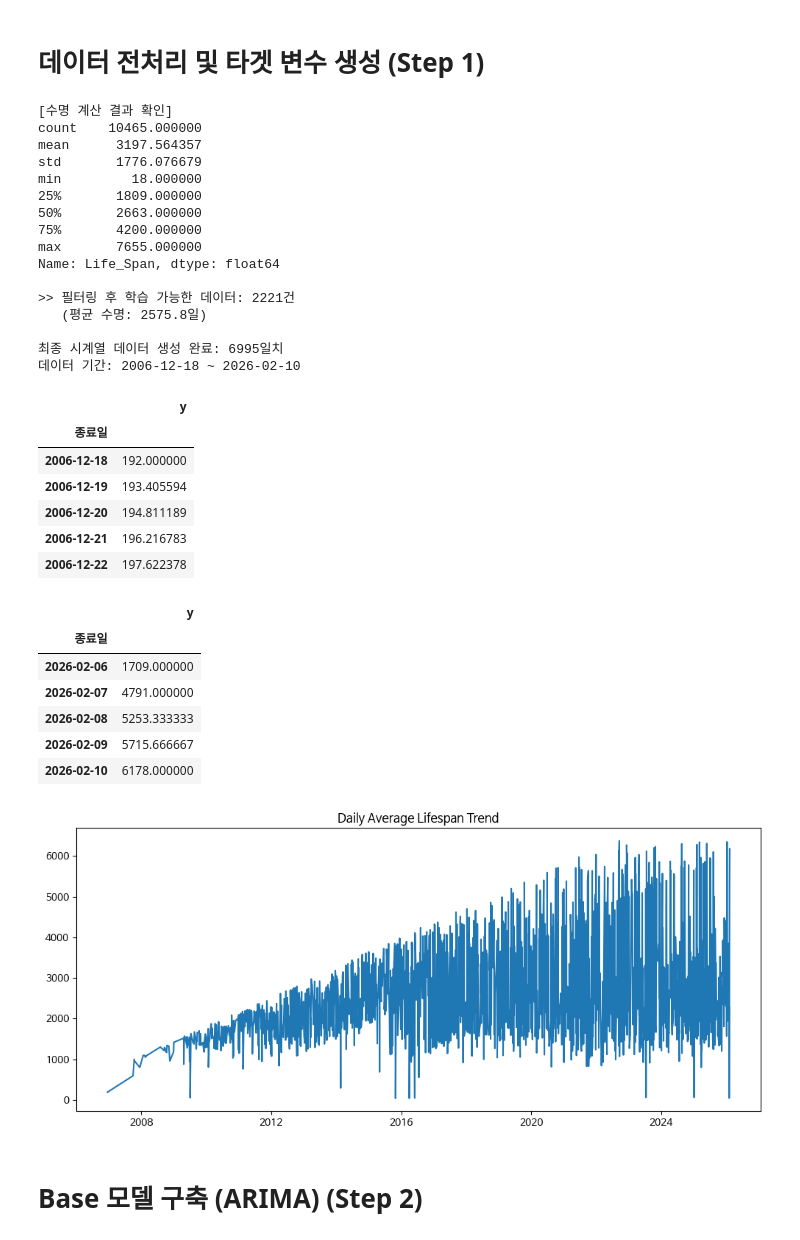
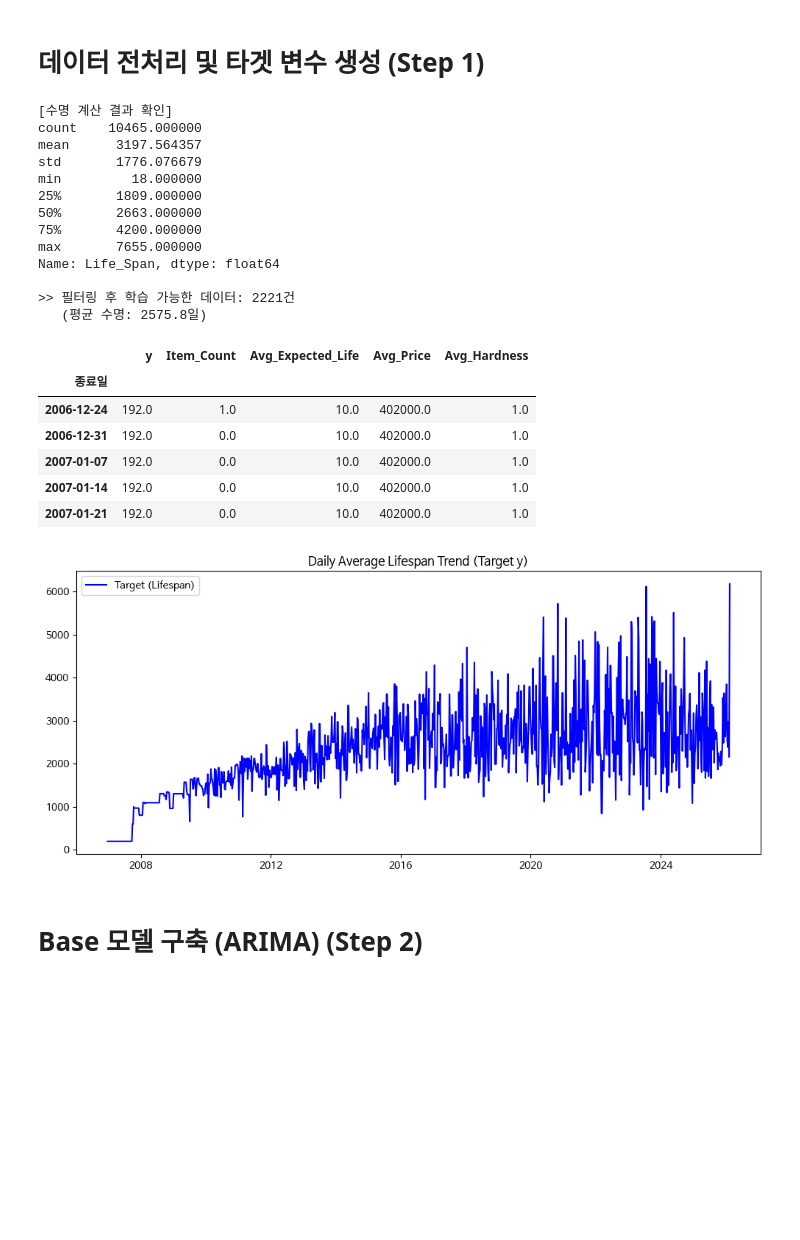
Before and after one commit to U-sto/U-sto_AI, a Jupyter notebook: ai_model/notebooks/02_Modeling_Hybrid.ipynb, the cells around one changed output. Drawn from its saved outputs; the diff is of its cells as text; code cells hidden in the pictures; blank space fills up the shorter version.

```diff
--- a/ai_model/notebooks/02_Modeling_Hybrid.ipynb
+++ b/ai_model/notebooks/02_Modeling_Hybrid.ipynb
@@ -151,67 +151,58 @@ df_clean = df[cond_method & cond_status & cond_date & cond_lifespan].copy()
 
 print(f"\n>> 필터링 후 학습 가능한 데이터: {len(df_clean)}건")
 print(f"   (평균 수명: {df_clean['Life_Span'].mean():.1f}일)")
 
 # 6. 시계열 변환 (일별 평균 수명 집계)
-# 인덱스를 '종료일(처분일)'로 설정
-df_clean.set_index('종료일', inplace=True)
+df_daily = df_clean.groupby('종료일').agg(
+    Life_Span=('Life_Span', 'mean'),       # 타겟: 우리가 위에서 계산한 일(days) 단위 평균 수명
+    Item_Count=('물품고유번호', 'count'),  # 힌트 1: 그날 몇 개나 버려졌나?
+    Avg_Expected_Life=('내용연수', 'mean'),# 힌트 2: 법정 기대 수명 (평균)
+    Avg_Price=('취득금액', 'mean'),        # 힌트 3: 평균 가격
+    Avg_Hardness=('부서가혹도', 'mean')    # 힌트 4: 부서 가혹도 (평균)
+)
 
-# 일 단위(D)로 평균 수명 집계
-df_ts = df_clean['Life_Span'].resample('D').mean()
+df_ts = df_daily.resample('W').mean() # 빈 날짜는 NaN으로 생성됨
 
-# 빈 날짜 채우기 (Linear Interpolation - 선형 보간이 더 자연스러움)
-df_ts = df_ts.interpolate(method='linear')
-# 앞뒤 남은 결측치는 ffill/bfill로 처리
+# 1. 수량(Item_Count): 비어있는 날은 '안 버린 날'이므로 0으로 채움
+df_ts['Item_Count'] = df_ts['Item_Count'].fillna(0)
+
+# 2. 나머지 타겟(y)과 가격, 내용연수 등: 가장 마지막에 버렸던 물건의 스펙을 그대로 유지(ffill)
 df_ts = df_ts.fillna(method='ffill').fillna(method='bfill')
 
-df_ts = df_ts.to_frame()
-df_ts.columns = ['y']
+df_ts.rename(columns={'Life_Span': 'y'}, inplace=True)
 
-print(f"\n최종 시계열 데이터 생성 완료: {len(df_ts)}일치")
-print(f"데이터 기간: {df_ts.index.min().date()} ~ {df_ts.index.max().date()}")
-
-# 데이터가 잘 만들어졌는지 눈으로 확인
+# 데이터가 잘 만들어졌는지 눈으로 확인 (컬럼이 5개여야 정상입니다!)
 display(df_ts.head())
-display(df_ts.tail())
 
 # 시각화로 확인 (잘 나오는지)
 import matplotlib.pyplot as plt
 plt.figure(figsize=(12, 5))
-plt.plot(df_ts.index, df_ts['y'])
-plt.title("Daily Average Lifespan Trend")
+plt.plot(df_ts.index, df_ts['y'], label='Target (Lifespan)', color='blue')
+plt.title("Daily Average Lifespan Trend (Target y)")
+plt.legend()
 plt.show()
 # %% [output]
 [수명 계산 결과 확인]
 count    10465.000000
 mean      3197.564357
 std       1776.076679
 min         18.000000
 25%       1809.000000
 50%       2663.000000
 75%       4200.000000
 max       7655.000000
 Name: Life_Span, dtype: float64
 
 >> 필터링 후 학습 가능한 데이터: 2221건
    (평균 수명: 2575.8일)
-
-최종 시계열 데이터 생성 완료: 6995일치
-데이터 기간: 2006-12-18 ~ 2026-02-10
-|  | y |
-| 종료일 |  |
-| 2006-12-18 | 192.000000 |
-| 2006-12-19 | 193.405594 |
-| 2006-12-20 | 194.811189 |
-| 2006-12-21 | 196.216783 |
-| 2006-12-22 | 197.622378 |
+|  | y | Item_Count | Avg_Expected_Life | Avg_Price | Avg_Hardness |
+| 종료일 |  |  |  |  |  |
+| 2006-12-24 | 192.0 | 1.0 | 10.0 | 402000.0 | 1.0 |
+| 2006-12-31 | 192.0 | 0.0 | 10.0 | 402000.0 | 1.0 |
+| 2007-01-07 | 192.0 | 0.0 | 10.0 | 402000.0 | 1.0 |
+| 2007-01-14 | 192.0 | 0.0 | 10.0 | 402000.0 | 1.0 |
+| 2007-01-21 | 192.0 | 0.0 | 10.0 | 402000.0 | 1.0 |
-|  | y |
-| 종료일 |  |
-| 2026-02-06 | 1709.000000 |
-| 2026-02-07 | 4791.000000 |
-| 2026-02-08 | 5253.333333 |
-| 2026-02-09 | 5715.666667 |
-| 2026-02-10 | 6178.000000 |
-[figure, old version]
+[figure, new version]
 # %% [markdown]
 # Base 모델 구축 (ARIMA) (Step 2)
 # %%
```
Also changed, not shown: parts of 5 cells of this notebook, 4 other files.
